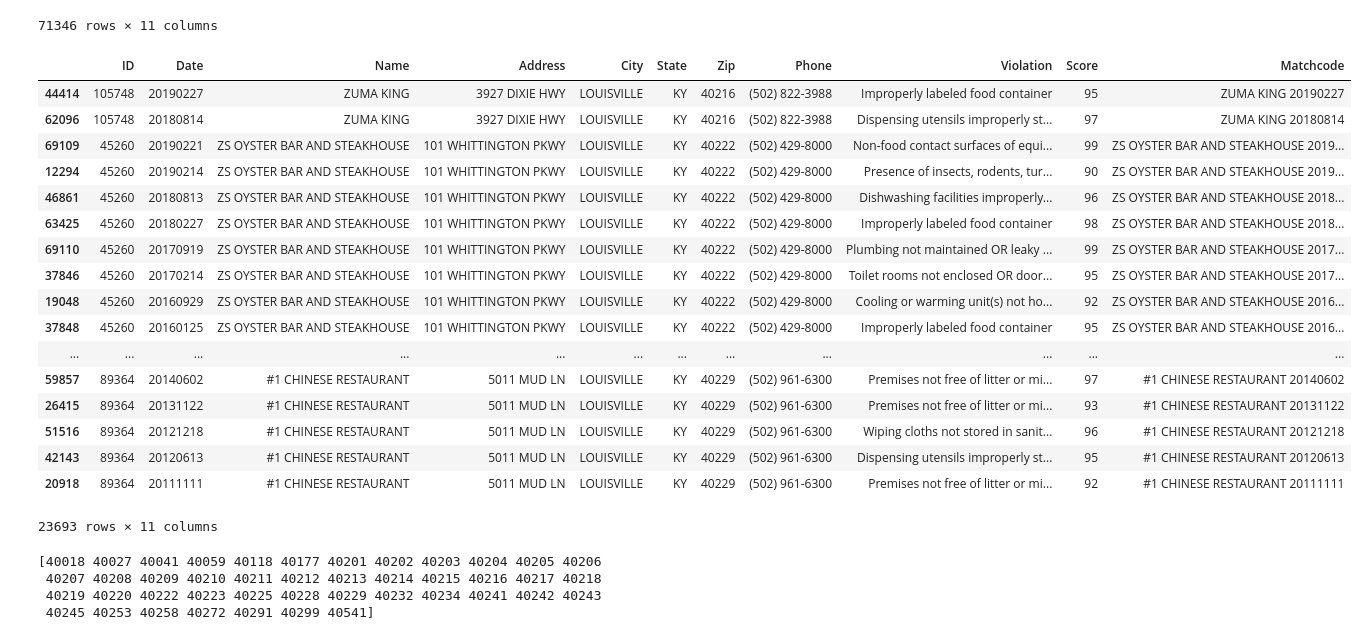
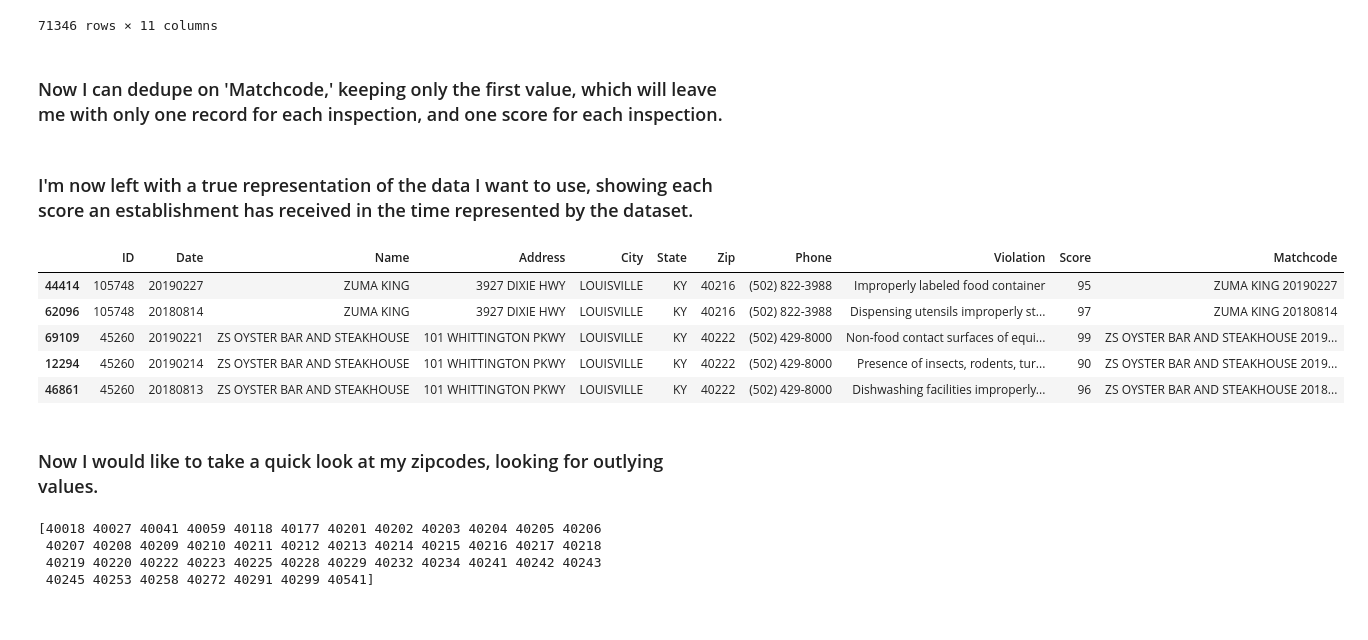
Before and after one commit to jordan-cole/Lou_Health_Inpections, a Jupyter notebook: Health Inspection Data Analysis.ipynb, the cells around one changed output. Drawn from its saved outputs; the diff is of its cells as text; code cells hidden in the pictures.

```diff
--- a/Health Inspection Data Analysis.ipynb
+++ b/Health Inspection Data Analysis.ipynb
@@ -210,31 +200,25 @@ df
 | 20922 | 89364 | 20111111 | #1 CHINESE RESTAURANT | 5011 MUD LN | LOUISVILLE | KY | 40229 | (502) 961-6300 | Improperly labeled food container | 92 | #1 CHINESE RESTAURANT 20111111 |
 | 20923 | 89364 | 20111111 | #1 CHINESE RESTAURANT | 5011 MUD LN | LOUISVILLE | KY | 40229 | (502) 961-6300 | Wiping cloths not stored in sanit... | 92 | #1 CHINESE RESTAURANT 20111111 |
 71346 rows × 11 columns
+# %% [markdown]
+### Now I can dedupe on 'Matchcode,' keeping only the first value, which will leave me with only one record for each inspection, and one score for each inspection.
+# %% [markdown]
+### I'm now left with a true representation of the data I want to use, showing each score an establishment has received in the time represented by the dataset.
 # %%
 df = df.drop_duplicates(subset=['Matchcode'], keep='first')
 
-df
+df.head()
 # %% [output]
 |  | ID | Date | Name | Address | City | State | Zip | Phone | Violation | Score | Matchcode |
 | 44414 | 105748 | 20190227 | ZUMA KING | 3927 DIXIE HWY | LOUISVILLE | KY | 40216 | (502) 822-3988 | Improperly labeled food container | 95 | ZUMA KING 20190227 |
 | 62096 | 105748 | 20180814 | ZUMA KING | 3927 DIXIE HWY | LOUISVILLE | KY | 40216 | (502) 822-3988 | Dispensing utensils improperly st... | 97 | ZUMA KING 20180814 |
 | 69109 | 45260 | 20190221 | ZS OYSTER BAR AND STEAKHOUSE | 101 WHITTINGTON PKWY | LOUISVILLE | KY | 40222 | (502) 429-8000 | Non-food contact surfaces of equi... | 99 | ZS OYSTER BAR AND STEAKHOUSE 2019... |
 | 12294 | 45260 | 20190214 | ZS OYSTER BAR AND STEAKHOUSE | 101 WHITTINGTON PKWY | LOUISVILLE | KY | 40222 | (502) 429-8000 | Presence of insects, rodents, tur... | 90 | ZS OYSTER BAR AND STEAKHOUSE 2019... |
 | 46861 | 45260 | 20180813 | ZS OYSTER BAR AND STEAKHOUSE | 101 WHITTINGTON PKWY | LOUISVILLE | KY | 40222 | (502) 429-8000 | Dishwashing facilities improperly... | 96 | ZS OYSTER BAR AND STEAKHOUSE 2018... |
-| 63425 | 45260 | 20180227 | ZS OYSTER BAR AND STEAKHOUSE | 101 WHITTINGTON PKWY | LOUISVILLE | KY | 40222 | (502) 429-8000 | Improperly labeled food container | 98 | ZS OYSTER BAR AND STEAKHOUSE 2018... |
-| 69110 | 45260 | 20170919 | ZS OYSTER BAR AND STEAKHOUSE | 101 WHITTINGTON PKWY | LOUISVILLE | KY | 40222 | (502) 429-8000 | Plumbing not maintained OR leaky ... | 99 | ZS OYSTER BAR AND STEAKHOUSE 2017... |
-| 37846 | 45260 | 20170214 | ZS OYSTER BAR AND STEAKHOUSE | 101 WHITTINGTON PKWY | LOUISVILLE | KY | 40222 | (502) 429-8000 | Toilet rooms not enclosed OR door... | 95 | ZS OYSTER BAR AND STEAKHOUSE 2017... |
-| 19048 | 45260 | 20160929 | ZS OYSTER BAR AND STEAKHOUSE | 101 WHITTINGTON PKWY | LOUISVILLE | KY | 40222 | (502) 429-8000 | Cooling or warming unit(s) not ho... | 92 | ZS OYSTER BAR AND STEAKHOUSE 2016... |
-| 37848 | 45260 | 20160125 | ZS OYSTER BAR AND STEAKHOUSE | 101 WHITTINGTON PKWY | LOUISVILLE | KY | 40222 | (502) 429-8000 | Improperly labeled food container | 95 | ZS OYSTER BAR AND STEAKHOUSE 2016... |
-| ... | ... | ... | ... | ... | ... | ... | ... | ... | ... | ... | ... |
-| 59857 | 89364 | 20140602 | #1 CHINESE RESTAURANT | 5011 MUD LN | LOUISVILLE | KY | 40229 | (502) 961-6300 | Premises not free of litter or mi... | 97 | #1 CHINESE RESTAURANT 20140602 |
-| 26415 | 89364 | 20131122 | #1 CHINESE RESTAURANT | 5011 MUD LN | LOUISVILLE | KY | 40229 | (502) 961-6300 | Premises not free of litter or mi... | 93 | #1 CHINESE RESTAURANT 20131122 |
-| 51516 | 89364 | 20121218 | #1 CHINESE RESTAURANT | 5011 MUD LN | LOUISVILLE | KY | 40229 | (502) 961-6300 | Wiping cloths not stored in sanit... | 96 | #1 CHINESE RESTAURANT 20121218 |
-| 42143 | 89364 | 20120613 | #1 CHINESE RESTAURANT | 5011 MUD LN | LOUISVILLE | KY | 40229 | (502) 961-6300 | Dispensing utensils improperly st... | 95 | #1 CHINESE RESTAURANT 20120613 |
-| 20918 | 89364 | 20111111 | #1 CHINESE RESTAURANT | 5011 MUD LN | LOUISVILLE | KY | 40229 | (502) 961-6300 | Premises not free of litter or mi... | 92 | #1 CHINESE RESTAURANT 20111111 |
-23693 rows × 11 columns
 # %%
 df = df.sort_values(by=['Name','Score'], ascending=False)
+# %% [markdown]
+### Now I would like to take a quick look at my zipcodes, looking for outlying values.
 # %%
 uzips = df['Zip'].unique()
 uzips.sort()
```
Also changed, not shown: parts of 22 cells of this notebook, 2 other files.
